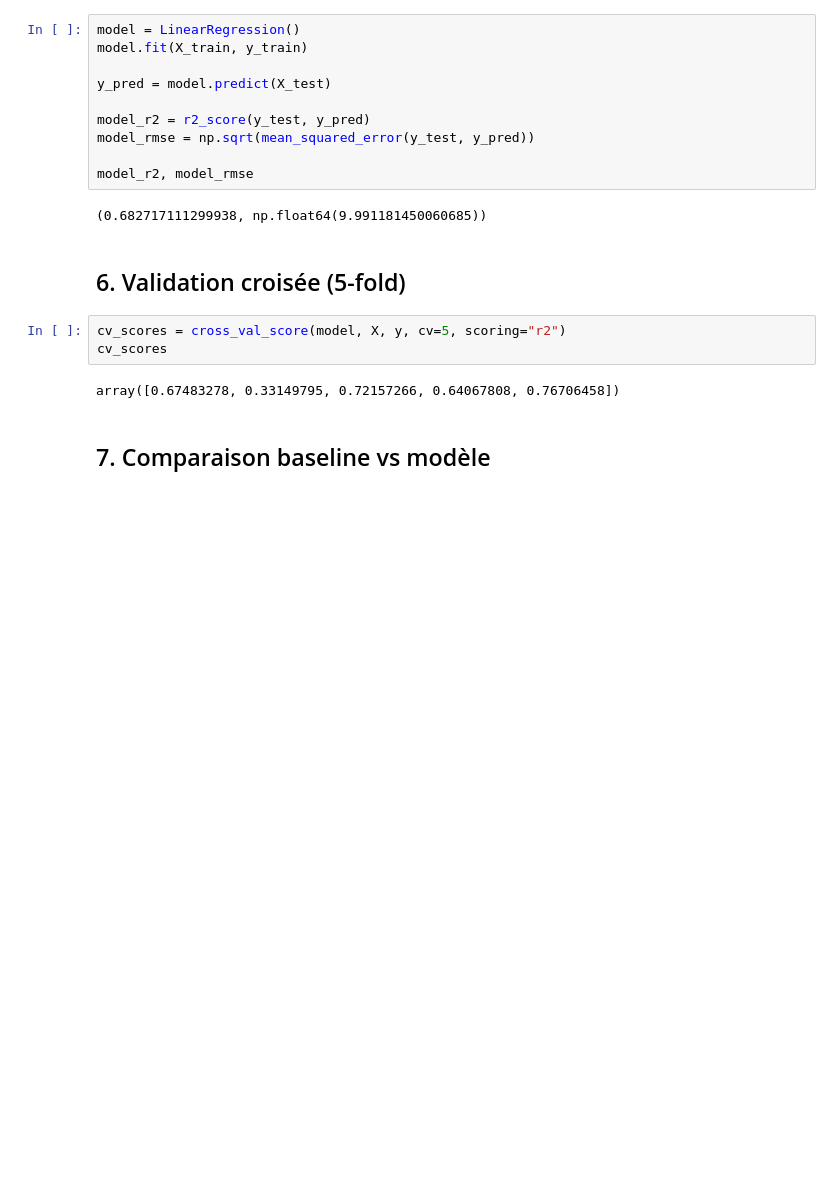
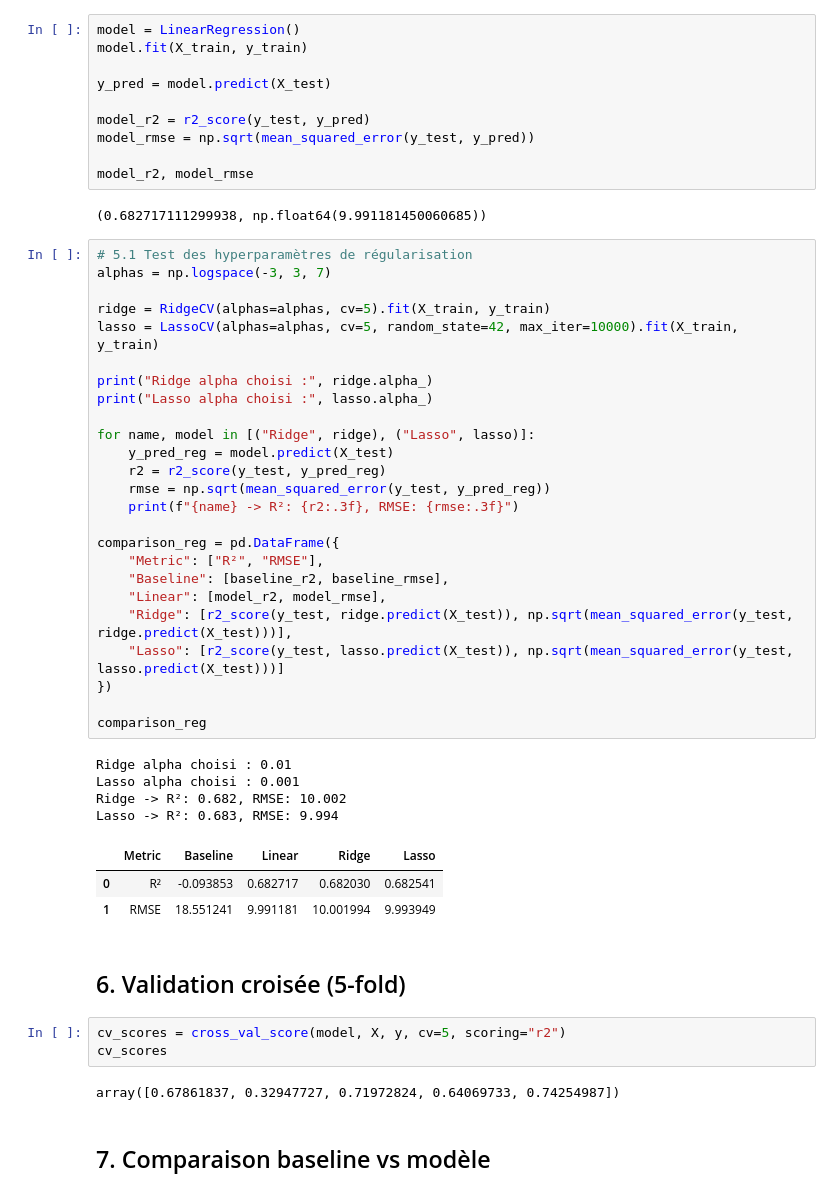
Before and after one commit to SIMPLON-DIST-Data-Analyst-211541/FAO-DATALAB_PATRICK, a Jupyter notebook: notebooks/J3_Modélisation_régression.ipynb, the cells around one changed output. Cells and saved outputs as stored; diff of their text form; blank space fills up the shorter version.

Commit message:
Test des hyperparamètres de régularisation

```diff
--- a/notebooks/J3_Modélisation_régression.ipynb
+++ b/notebooks/J3_Modélisation_régression.ipynb
@@ -113,13 +113,46 @@ model_rmse = np.sqrt(mean_squared_error(y_test, y_pred))
 model_r2, model_rmse
 # %% [output]
 (0.682717111299938, np.float64(9.991181450060685))
+# %%
+# 5.1 Test des hyperparamètres de régularisation
+alphas = np.logspace(-3, 3, 7)
+
+ridge = RidgeCV(alphas=alphas, cv=5).fit(X_train, y_train)
+lasso = LassoCV(alphas=alphas, cv=5, random_state=42, max_iter=10000).fit(X_train, y_train)
+
+print("Ridge alpha choisi :", ridge.alpha_)
+print("Lasso alpha choisi :", lasso.alpha_)
+
+for name, model in [("Ridge", ridge), ("Lasso", lasso)]:
+    y_pred_reg = model.predict(X_test)
+    r2 = r2_score(y_test, y_pred_reg)
+    rmse = np.sqrt(mean_squared_error(y_test, y_pred_reg))
+    print(f"{name} -> R²: {r2:.3f}, RMSE: {rmse:.3f}")
+
+comparison_reg = pd.DataFrame({
+    "Metric": ["R²", "RMSE"],
+    "Baseline": [baseline_r2, baseline_rmse],
+    "Linear": [model_r2, model_rmse],
+    "Ridge": [r2_score(y_test, ridge.predict(X_test)), np.sqrt(mean_squared_error(y_test, ridge.predict(X_test)))],
+    "Lasso": [r2_score(y_test, lasso.predict(X_test)), np.sqrt(mean_squared_error(y_test, lasso.predict(X_test)))]
+})
+
+comparison_reg
+# %% [output]
+Ridge alpha choisi : 0.01
+Lasso alpha choisi : 0.001
+Ridge -> R²: 0.682, RMSE: 10.002
+Lasso -> R²: 0.683, RMSE: 9.994
+|  | Metric | Baseline | Linear | Ridge | Lasso |
+| 0 | R² | -0.093853 | 0.682717 | 0.682030 | 0.682541 |
+| 1 | RMSE | 18.551241 | 9.991181 | 10.001994 | 9.993949 |
 # %% [markdown]
 ## 6. Validation croisée (5-fold)
 # %%
 cv_scores = cross_val_score(model, X, y, cv=5, scoring="r2")
 cv_scores
 # %% [output]
-array([0.67483278, 0.33149795, 0.72157266, 0.64067808, 0.76706458])
+array([0.67861837, 0.32947727, 0.71972824, 0.64069733, 0.74254987])
 # %% [markdown]
 ## 7. Comparaison baseline vs modèle
 # %%
```
Also changed, not shown: parts of 2 cells of this notebook.
